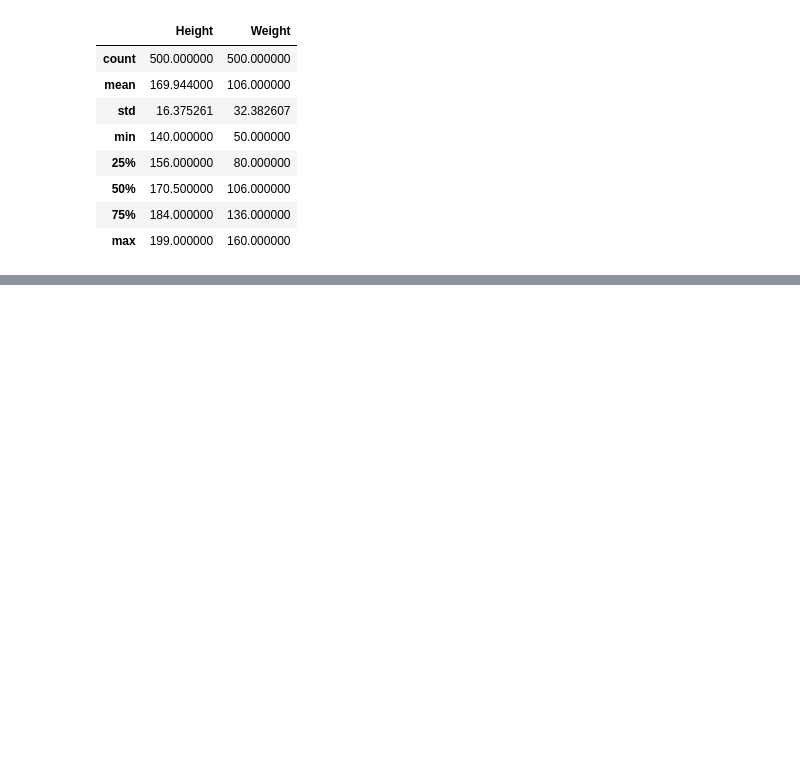
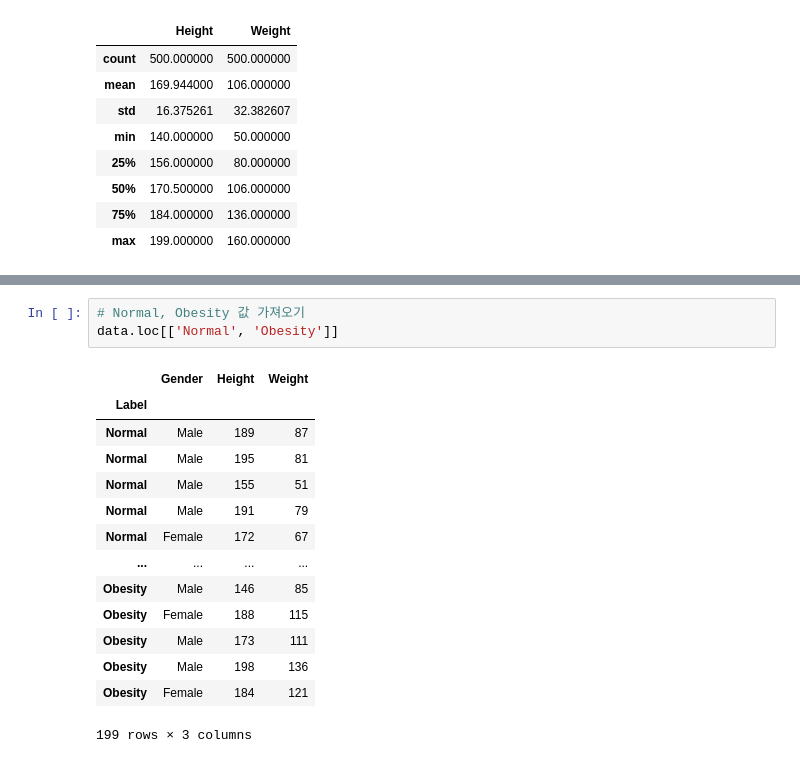
Before and after one commit to bellpe/machine-learning, a Jupyter notebook: ex01_bmi데이터.ipynb, the cells around one changed output, grey strips where cells are left out. Cells and saved outputs as stored; diff of their text form; blank space fills up the shorter version.

```diff
--- a/ex01_bmi데이터.ipynb
+++ b/ex01_bmi데이터.ipynb
@@ -70,0 +98,18 @@ data.describe()
+# %%
+# Normal, Obesity 값 가져오기
+data.loc[['Normal', 'Obesity']]
+# %% [output]
+|  | Gender | Height | Weight |
+| Label |  |  |  |
+| Normal | Male | 189 | 87 |
+| Normal | Male | 195 | 81 |
+| Normal | Male | 155 | 51 |
+| Normal | Male | 191 | 79 |
+| Normal | Female | 172 | 67 |
+| ... | ... | ... | ... |
+| Obesity | Male | 146 | 85 |
+| Obesity | Female | 188 | 115 |
+| Obesity | Male | 173 | 111 |
+| Obesity | Male | 198 | 136 |
+| Obesity | Female | 184 | 121 |
+199 rows × 3 columns
```
Also changed, not shown: parts of 22 cells of this notebook.
